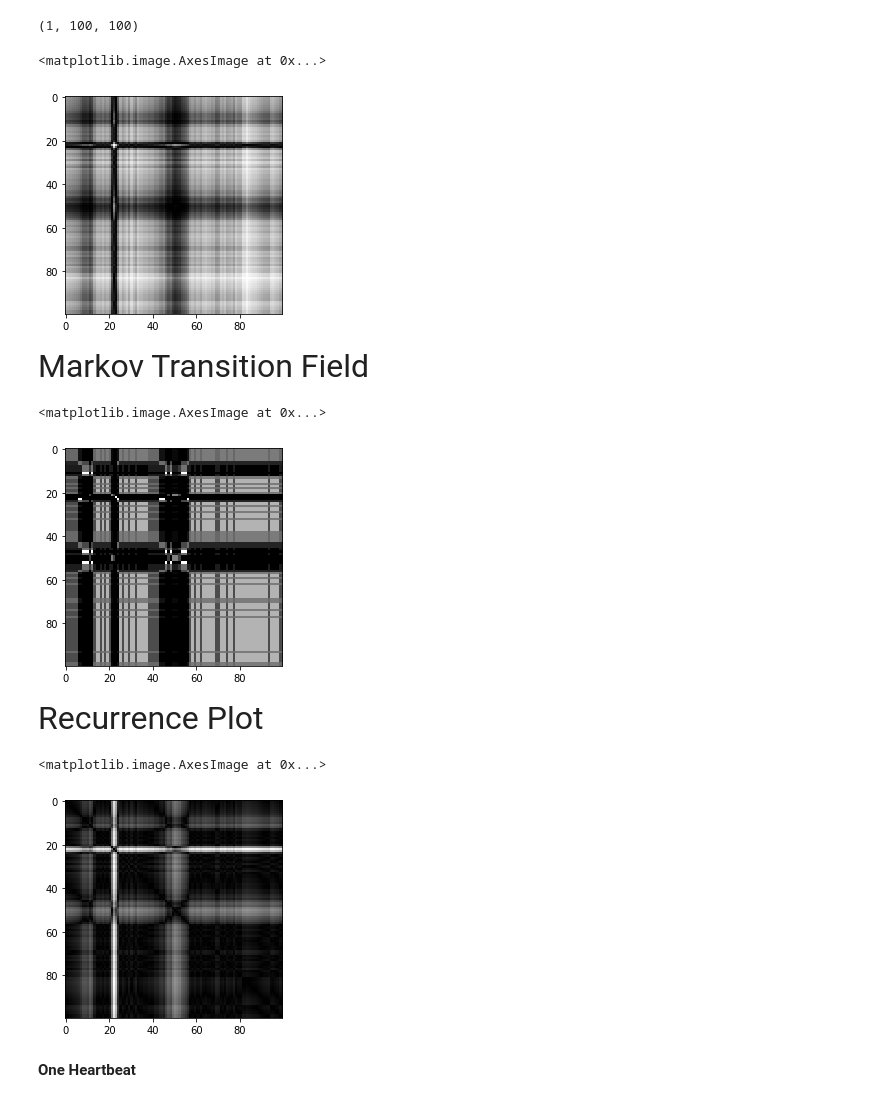
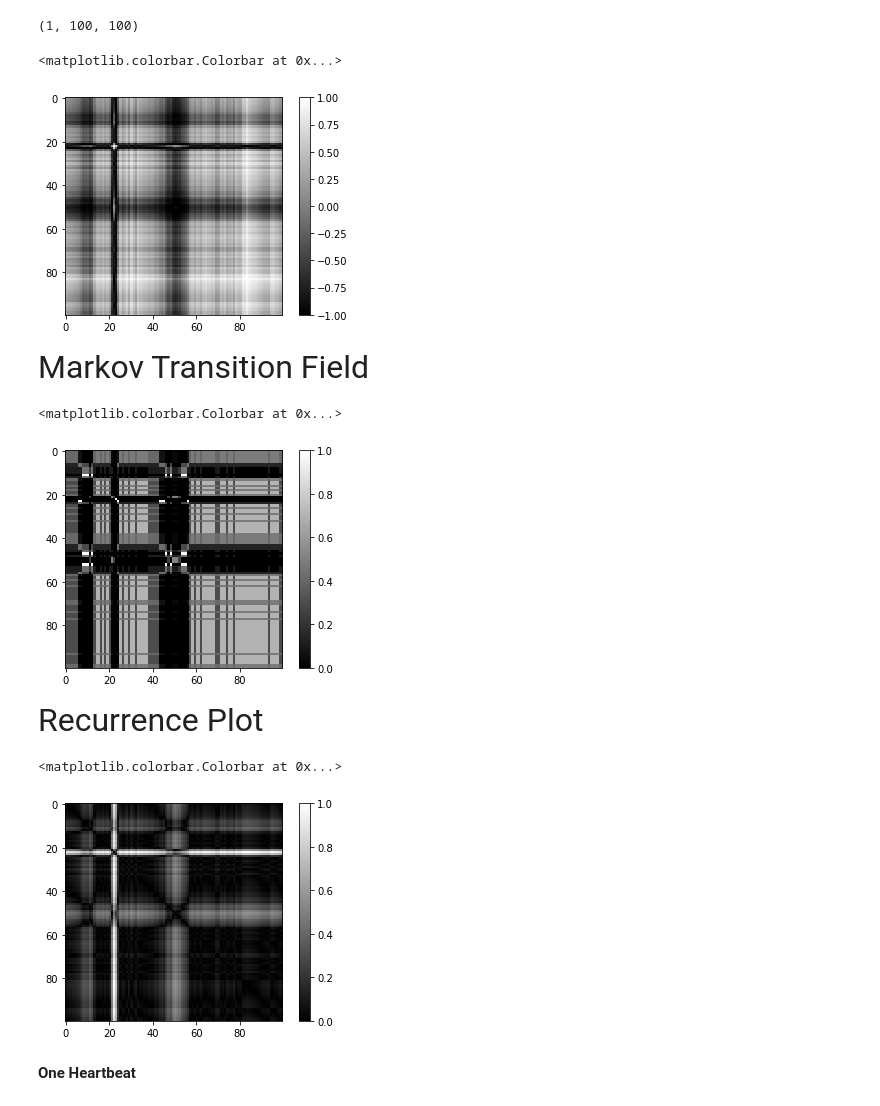
Before and after one commit to HemaxiN/DL_ECG_Classification, a Jupyter notebook: Dataset/ecgtoimage.ipynb, the cells around one changed output. Saved outputs shown, nothing was run; the diff lists cells and outputs as text; code cells hidden in the pictures.

Commit message:
plots with the 1D ECG and images

```diff
--- a/Dataset/ecgtoimage.ipynb
+++ b/Dataset/ecgtoimage.ipynb
@@ -70,9 +70,10 @@ x_gaf.shape
 (1, 100, 100)
 # %%
 plt.imshow(x_gaf[0], cmap='gray')
+plt.colorbar()
 # %% [output]
-<matplotlib.image.AxesImage at 0x...>
+<matplotlib.colorbar.Colorbar at 0x...>
-[figure, old version]
+[figure, new version]
 # %% [markdown]
 <font color=#c33432, size=6>Markov Transition Field</font>
 # %%
@@ -116,9 +118,10 @@ def get_mtf(x, size=10):
 mtf = get_mtf(x_example_lead1)
 # %%
 plt.imshow(mtf, cmap='gray')
+plt.colorbar()
 # %% [output]
-<matplotlib.image.AxesImage at 0x...>
+<matplotlib.colorbar.Colorbar at 0x...>
-[figure, old version]
+[figure, new version]
 # %% [markdown]
 <font color=#c33432, size=6>Recurrence Plot</font>
 # %%
@@ -136,8 +140,9 @@ rp = recurrence_plot(x_example_lead1, steps=10)
 # %%
 plt.imshow(rp, cmap='gray')
+plt.colorbar()
 # %% [output]
-<matplotlib.image.AxesImage at 0x...>
+<matplotlib.colorbar.Colorbar at 0x...>
-[figure, old version]
+[figure, new version]
 # %% [markdown]
 **One Heartbeat**
 # %%
```
Also changed, not shown: parts of 6 cells of this notebook.
